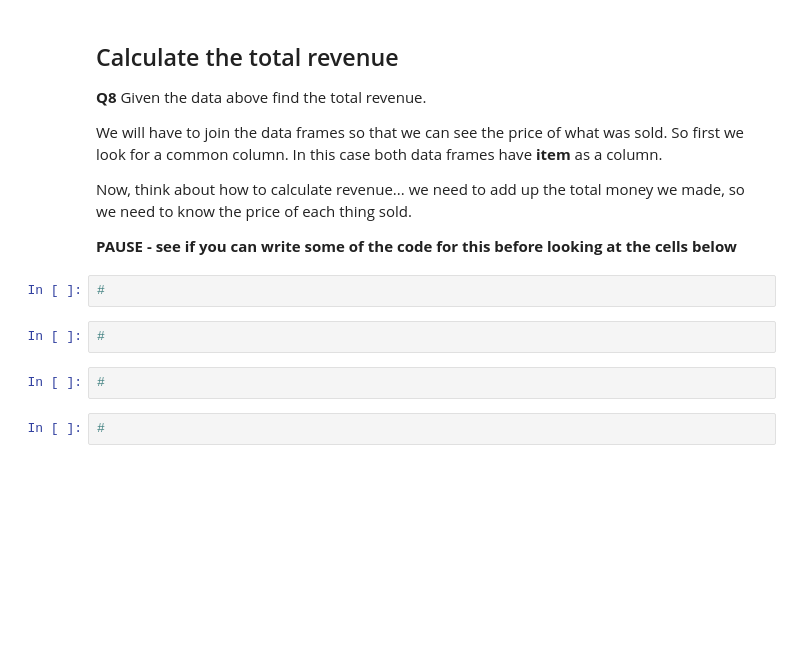
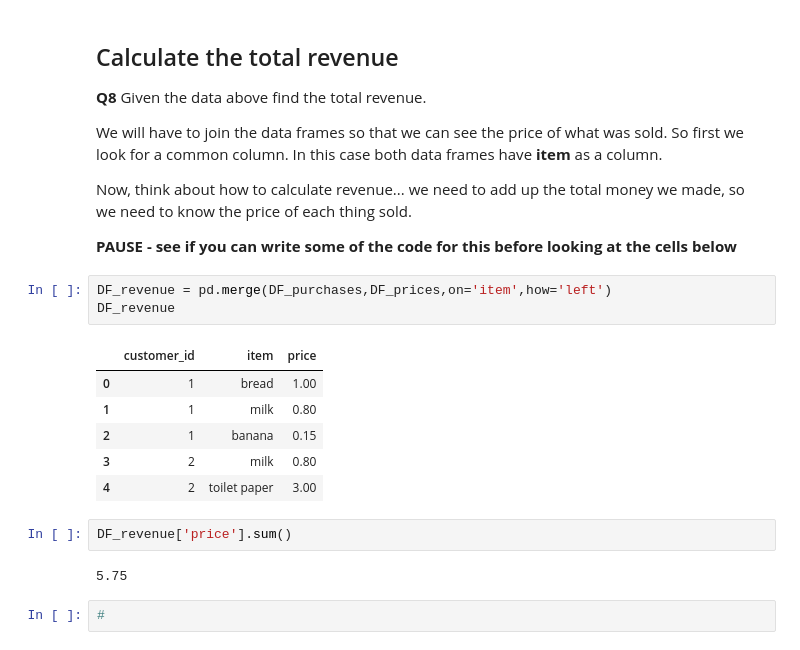
Before and after one commit to Joshuadavydov/Day7, a Jupyter notebook: Day7-HW.ipynb, the cells around one changed output. Drawn from its saved outputs; the diff is of its cells as text; blank space fills up the shorter version.

```diff
--- a/Day7-HW.ipynb
+++ b/Day7-HW.ipynb
@@ -133,11 +163,19 @@ Now, think about how to calculate revenue... we need to add up the total money w
 
 **PAUSE - see if you can write some of the code for this before looking at the cells below**
 # %%
-#
+DF_revenue = pd.merge(DF_purchases,DF_prices,on='item',how='left')
+DF_revenue
+# %% [output]
+|  | customer_id | item | price |
+| 0 | 1 | bread | 1.00 |
+| 1 | 1 | milk | 0.80 |
+| 2 | 1 | banana | 0.15 |
+| 3 | 2 | milk | 0.80 |
+| 4 | 2 | toilet paper | 3.00 |
 # %%
-#
+DF_revenue['price'].sum()
+# %% [output]
+5.75
-# %%
-#
 # %%
 #
 # %% [markdown]
```
Also changed, not shown: parts of 25 cells of this notebook.
